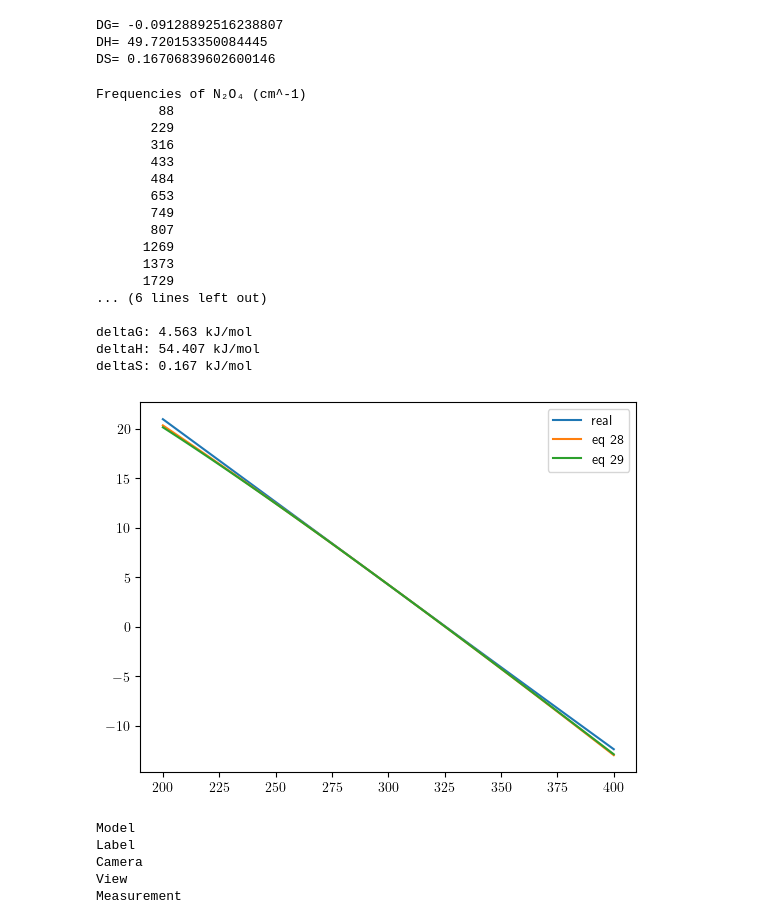
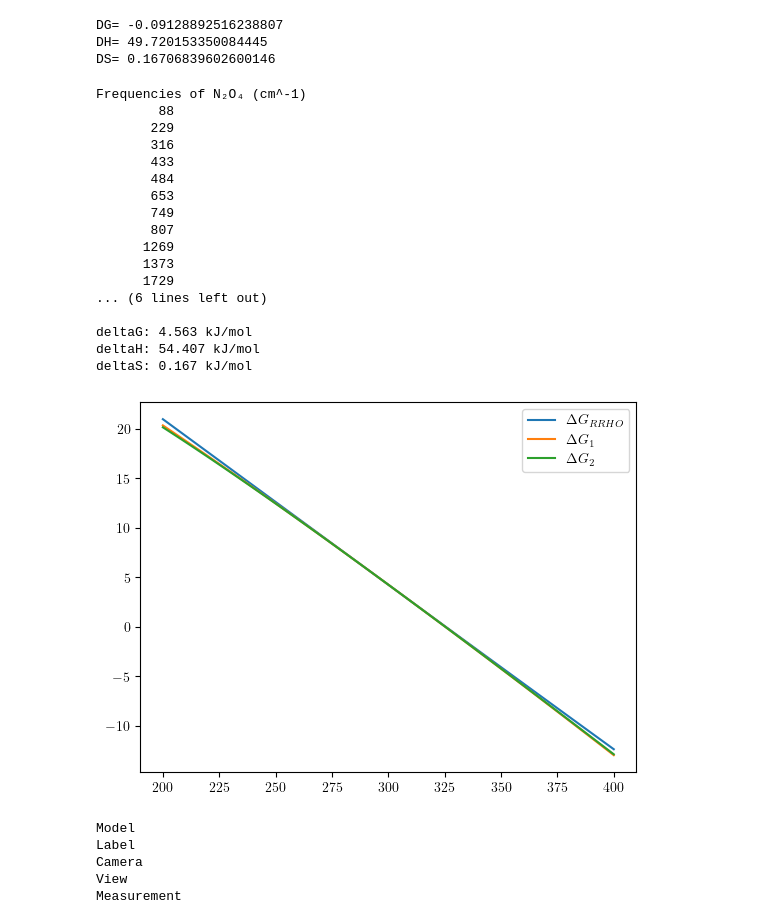
Before and after one commit to emartineznunez/Kp, a Jupyter notebook: scripts/Kp.ipynb, the cells around one changed output. Cells and saved outputs as stored; diff of their text form; code cells hidden in the pictures.

```diff
--- a/scripts/Kp.ipynb
+++ b/scripts/Kp.ipynb
@@ -199,7 +199,7 @@ Rbar   = 0.0831447           # R in bar L / (mol K)
 import numpy as np
 import matplotlib.pyplot as plt
 
-def deltaG_T(DH0,DS0,delta_nu,T):
+def deltaG1_T(DH0,DS0,delta_nu,T):
   theta = 298.15 / T
   return DH0 - T * DS0 +  4 * delta_nu * R * T * ( 1 - theta + np.log(theta))
 
@@ -211,7 +211,7 @@ DH0 = 54.407
 DS0 = 0.167
 
 T = np.linspace(200,400,1000)
-plt.plot(T,deltaG_T(DH0,DS0,1,T),label='eq 28')
+plt.plot(T,deltaG1_T(DH0,DS0,1,T),label='eq 28')
 plt.plot(T,deltaG2_T(DH0,DS0,1,T),label='eq 29')
 plt.legend()
 
@@ -549,7 +549,7 @@ DG= -0.09128892516238807
 DH= 49.720153350084445
 DS= 0.16706839602600146
 # %%
-#@title Computing $G_m^0$, _aka_ the standard chemical potential $\mu^0$
+#@title Computing $\Delta G^0$ using the RRHO approximation and further approximations explained above ($\Delta G_1$ and $\Delta G_2$)
 from x3dase.visualize import view_x3d_n
 from ase.io import read
 import IPython
@@ -580,7 +580,6 @@ print('deltaH: %5.3f kJ/mol' % deltaH)
 print('deltaS: %5.3f kJ/mol' % deltaS)
 
 
-
 def deltaG_comput_t(temp):
   gcorr = []
   g = []
@@ -590,38 +589,38 @@ def deltaG_comput_t(temp):
   return 2 * g[1] - g[0]
 
 T = np.linspace(200,400,100)
-plt.plot(T,deltaG_comput_t(T),label='real')
-plt.plot(T,deltaG_T(deltaH,deltaS,1,T),label='eq 28')
-plt.plot(T,deltaG2_T(deltaH,deltaS,1,T),label='eq 29')
+plt.plot(T,deltaG_comput_t(T),label='$\Delta G_{RRHO}$')
+plt.plot(T,deltaG1_T(deltaH,deltaS,1,T),label='$\Delta G_1$')
+plt.plot(T,deltaG2_T(deltaH,deltaS,1,T),label='$\Delta G_2$')
 plt.legend()
 
 plt.show()
 
 
 # Results (D4 dispersion):
 # b3lyp/6-31g*     --> 11.20 kJ/mol
 # b3lyp/def2svp    --> 15.48 kJ/mol
 # pbe0/6-31g       -->  4.56 kJ/mol   *************
 #Tabulated value --> 4.7 kJ/mol
 # %% [output]
 Frequencies of N₂O₄ (cm^-1)
         88
        229
        316
        433
        484
        653
        749
        807
       1269
       1373
       1729
 ... (6 lines left out)
 
 deltaG: 4.563 kJ/mol
 deltaH: 54.407 kJ/mol
 deltaS: 0.167 kJ/mol
-[figure, old version]
+[figure, new version]
 # %%
 #@title Visualization of the reactant
 atoms = read(str(keys[0])+'_opt.xyz')
```
Also changed, not shown: parts of 2 cells of this notebook.
